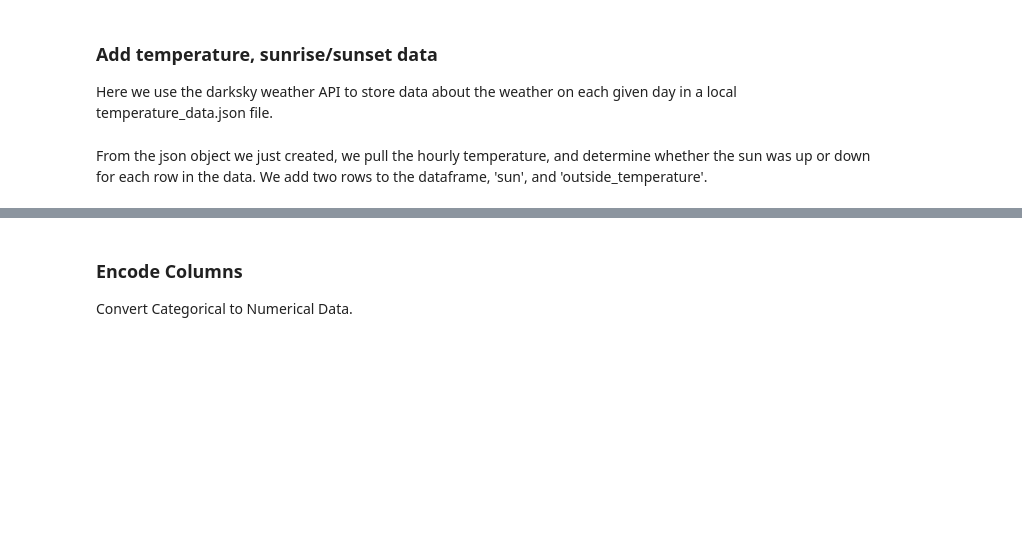
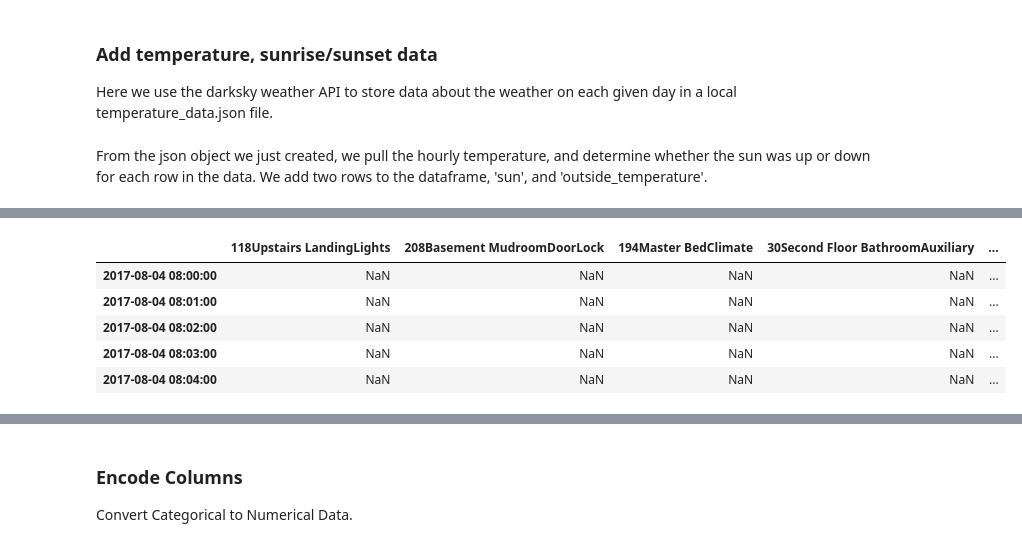
Before and after one commit to RBSystems/DataScience, a Jupyter notebook: data_preprocess.ipynb, the cells around one changed output, grey strips where cells are left out. Drawn from its saved outputs; the diff is of its cells as text; code cells hidden in the pictures; blank space fills up the shorter version.

```diff
--- a/data_preprocess.ipynb
+++ b/data_preprocess.ipynb
@@ -572,0 +523,9 @@ test_event_df.index = pd.DatetimeIndex(test_event_df['unix_time'])
+# %%
+state_df.head()
+# %% [output]
+|  | 118Upstairs LandingLights | 208Basement MudroomDoorLock | 194Master BedClimate | 30Second Floor BathroomAuxiliary | ... |
+| 2017-08-04 08:00:00 | NaN | NaN | NaN | NaN | ... |
+| 2017-08-04 08:01:00 | NaN | NaN | NaN | NaN | ... |
+| 2017-08-04 08:02:00 | NaN | NaN | NaN | NaN | ... |
+| 2017-08-04 08:03:00 | NaN | NaN | NaN | NaN | ... |
+| 2017-08-04 08:04:00 | NaN | NaN | NaN | NaN | ... |
```
Also changed, not shown: parts of 35 cells of this notebook, 5 other files.
